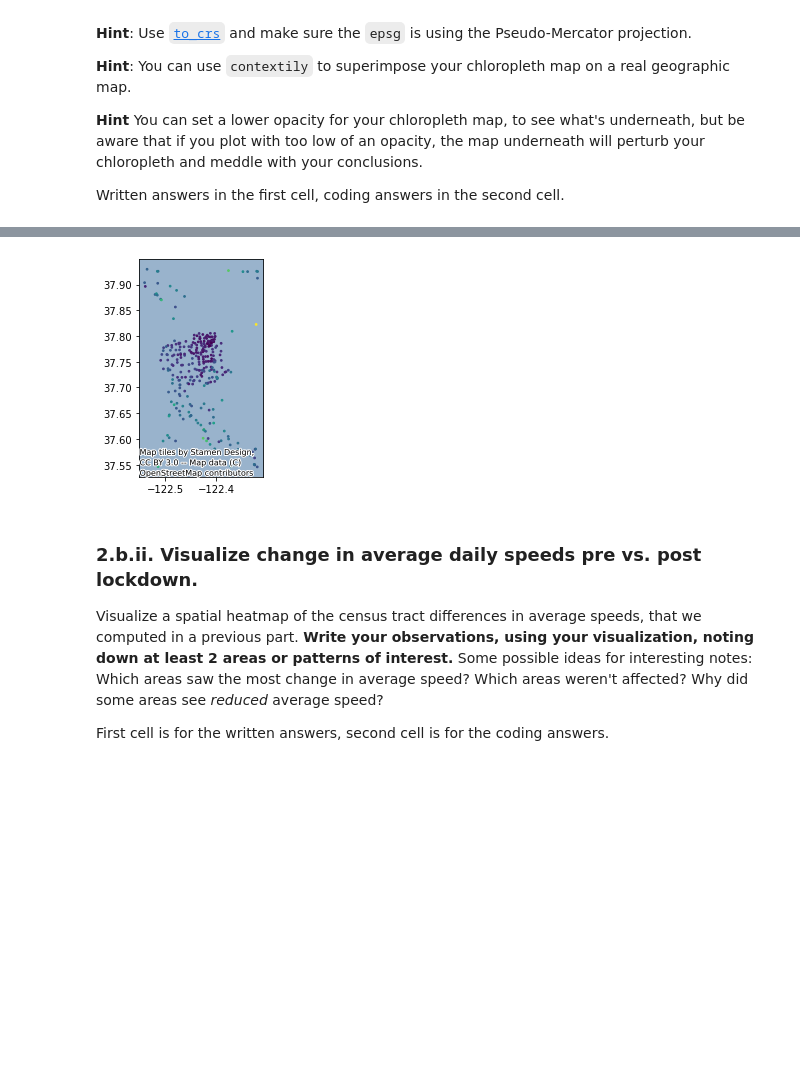
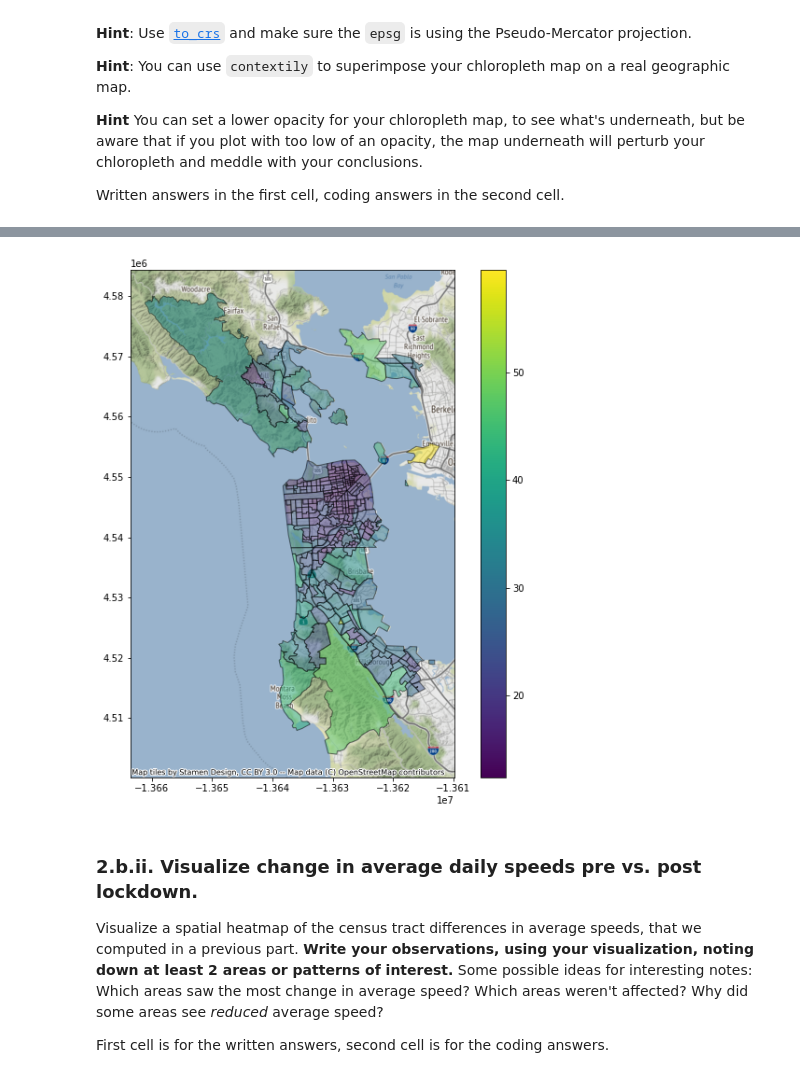
Before and after one commit to JerryPan2718/Traffic-EDA, a Jupyter notebook: Traffic_part1.ipynb, the cells around one changed output, grey strips where cells are left out. Drawn from its saved outputs; the diff is of its cells as text; code cells hidden in the pictures; blank space fills up the shorter version.

```diff
--- a/Traffic_part1.ipynb
+++ b/Traffic_part1.ipynb
@@ -674,11 +674,12 @@ points: 3
 # compute the average speed per census tract (will use this later),
 # BEFORE the shelter-in-place was announced on March 14, 2020.
 # Autograder expects this to be a series
-averages_pre = speeds_to_tract[speeds_to_tract["day"] < 14].groupby("MOVEMENT_ID").mean()["speed_mph_mean"]
+pre_lockdown = speeds_to_tract[speeds_to_tract['day'] < 14]
+averages_pre = pre_lockdown.dissolve(by='MOVEMENT_ID', aggfunc='mean')['speed_mph_mean'].sort_values()
+
 # Autograder expects this to be a dataframe with name of census tract,
 # polygon for census tract, and average speed per census tract
-move = speeds_to_tract[speeds_to_tract["day"] < 14].groupby("MOVEMENT_ID").mean().reset_index()
-table = move[["MOVEMENT_ID", "speed_mph_mean"]]
-averages_pre_named = speeds_to_tract[["MOVEMENT_ID", "geometry", "DISPLAY_NAME"]].merge(table, on="MOVEMENT_ID").groupby("MOVEMENT_ID").first()
+averages_pre_named = averages_pre.to_frame().merge(tract_to_gps, how = 'left', on = 'MOVEMENT_ID')
+
 averages_pre_named
 # %% [output]
@@ -1014,12 +1011,13 @@ points: 4
 manual: True
 -->
 # %%
-import contextily as cx
-averages_pre_named = averages_pre_named.to_crs(epsg=3857)
-ax = averages_pre_named.plot(column='speed_mph_mean', alpha=0.5)
-cx.add_basemap(ax)
+averages_pre_named_gdf = gpd.GeoDataFrame(averages_pre_named, geometry='geometry')
+averages_pre_named_gdf = averages_pre_named_gdf.to_crs(epsg=3857)
+
+ax = averages_pre_named_gdf.plot(figsize=(10, 10),  alpha = 0.5, edgecolor='k',  column = 'speed_mph_mean', legend = True)
+cx.add_basemap(ax);
 # %% [output]
-[figure, old version]
+[figure, new version]
 # %% [markdown]
 <!-- END QUESTION -->
 
```
Also changed, not shown: parts of 8 cells of this notebook, 1 other file.
